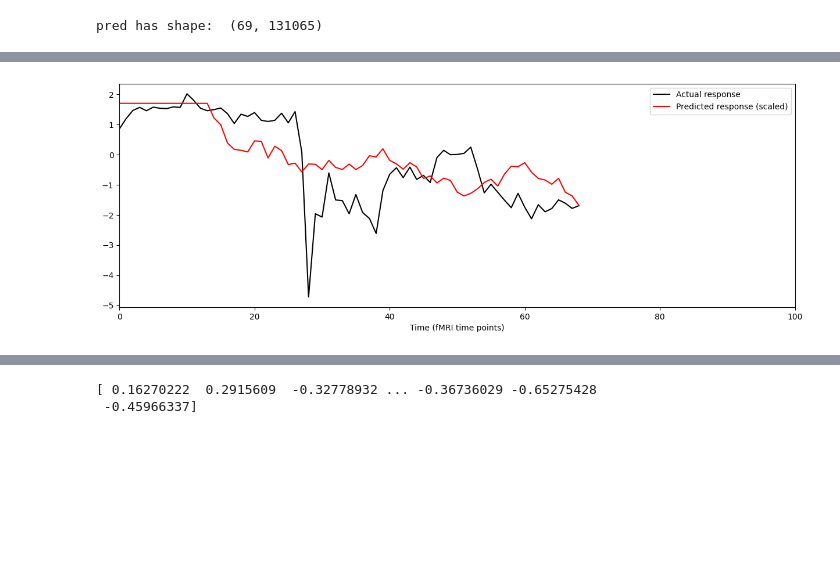
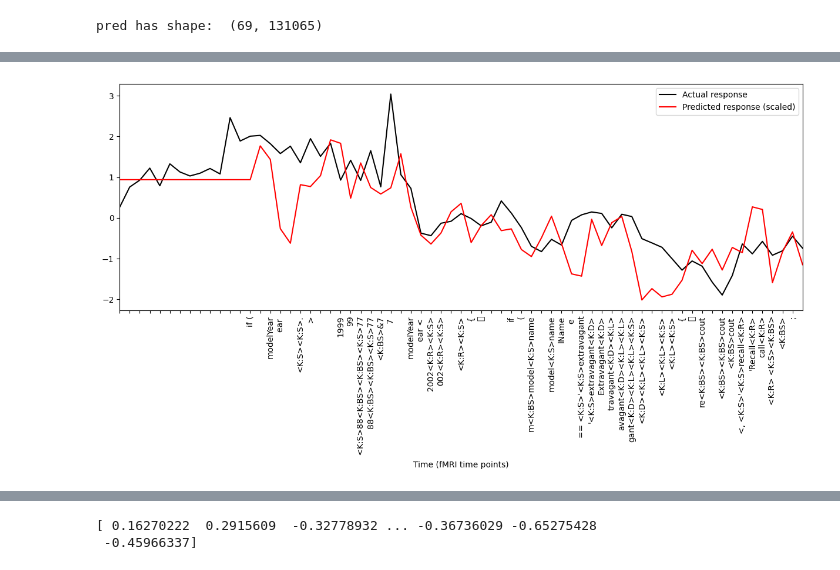
Before and after one commit to largehappygroup/fmri_model, a Jupyter notebook: analysis/fir/fir_test.ipynb, the cells around one changed output, grey strips where cells are left out. Saved outputs shown, nothing was run; the diff lists cells and outputs as text; code cells hidden in the pictures; blank space fills up the shorter version.

```diff
--- a/analysis/fir/fir_test.ipynb
+++ b/analysis/fir/fir_test.ipynb
@@ -62,18 +62,18 @@ scan_2d_schaefer_filtered = scan_2d_schaefer[np.where(vol_nums == 1)]
 # %%
 # TODO - map volume numbers to embeddings
 #      - remove volumes for which we don't have data
-with open("midprocess/133/code_formatted_keystrokes.pkl", 'rb') as f:
+with open("midprocess/133/code_new_keystrokes.pkl", 'rb') as f:
     keystrokes = pickle.load(f)
 # %%
 # load in embeddings
 # embedding_path = '/home/zachkaras/fmri/fmri_model_data/fir_embeddings/codegemma_2b/133/code_keystroke_embeddings.pkl'
 # embedding_path = '/home/zachkaras/fmri/starcoder2_7b_code_fir_embeddings.pkl'
 # embedding_path = '/home/zachkaras/fmri/starcoder2_7b_code_fir_embeddings.pkl'
-# embedding_path = '/storage1/fmri_model_data/fir_vectors/test/starcoder2_7b_code_fir_embedding_layer_0.pkl'
+embedding_path = '/storage1/fmri_model_data/fir_vectors/133/starcoder2_7b-code-fir_embedding-layer_0.pkl'
 # embedding_path = '/storage1/fmri_model_data/fir_vectors/test/starcoder2_7b_code_fir_embedding_layer_8.pkl'
 # embedding_path = '/storage1/fmri_model_data/fir_vectors/test/starcoder2_7b_code_fir_embedding_layer_16.pkl'
 # embedding_path = '/storage1/fmri_model_data/fir_vectors/test/starcoder2_7b_code_fir_embedding_layer_24.pkl'
-embedding_path = '/storage1/fmri_model_data/fir_vectors/test/starcoder2_7b_code_fir_embedding_layer_32.pkl'
+# embedding_path = '/storage1/fmri_model_data/fir_vectors/test/starcoder2_7b_code_fir_embedding_layer_32.pkl'
 # embedding_path = '/storage1/fmri_model_data/fir_vectors/test/starcoder2_7b_code_fir_embedding_layer_0_undelayed.pkl'
 # embedding_path = '/storage1/fmri_model_data/fir_vectors/test/starcoder2_7b_code_fir_embedding_layer_8_undelayed.pkl'
 # embedding_path = '/storage1/fmri_model_data/fir_vectors/test/starcoder2_7b_code_fir_embedding_layer_16_undelayed.pkl'
@@ -81,13 +81,16 @@ embedding_path = '/storage1/fmri_model_data/fir_vectors/test/starcoder2_7b_code_
 # embedding_path = '/storage1/fmri_model_data/fir_vectors/test/starcoder2_7b_code_fir_embedding_layer_32_undelayed.pkl'
 
 
+with open(embedding_path, 'rb') as f:
+    embedding = pickle.load(f)
+
 # with open(embedding_path, 'rb') as f:
-#     embedding = pickle.load(f)
+#     uembedding = pickle.load(f)
 
-with open(embedding_path, 'rb') as f:
-    uembedding = pickle.load(f)
-
-uembedding = [np.array(vec, dtype=np.float64) for vec in uembedding]
-uembedding = np.array(uembedding)
+# uembedding = [np.array(vec, dtype=np.float64) for vec in uembedding]
+# uembedding = np.array(uembedding)
 # %%
-embedding = uembedding
+# embedding = uembedding
+# print(len(keystrokes), type(keystrokes))
+filtered_keystrokes = {kv[0]:kv[1] for i,kv in enumerate(keystrokes.items()) if vol_nums[i] == 1}
+# keystrokes[np.where(vol_nums == 1)]
@@ -98,3 +105,6 @@ zPresp = scan_2d_schaefer_filtered[split_point:, :]
 
 delRstim = embedding[:split_point, :]
 delPstim = embedding[split_point:, :]
+
+Rkeys = {kv[0]:kv[1] for i,kv in enumerate(filtered_keystrokes.items()) if i <= split_point}
+Pkeys = {kv[0]:kv[1] for i,kv in enumerate(filtered_keystrokes.items()) if i > split_point}
@@ -167,25 +161,34 @@ ax.legend((realresp, predresp), ("Actual response", "Predicted response"));
 # %%
 from npp import zscore
 
 f = figure(figsize=(15,5))
 ax = f.add_subplot(1,1,1)
 
 # selvox = 65806 # a good voxel
 # selvox = 34232 # a good voxel
 # selvox = 130745 # a good voxel
 # selvox = 38035 # a good voxel
 # selvox = 51219
 # selvox = 121999
 # selvox = 516
 # selvox = 128704
-selvox = 93399
+# selvox = 93399
+# selvox = 93372
+selvox = 92208
 
 realresp = ax.plot(zPresp[:,selvox], 'k')[0]
 predresp = ax.plot(zscore(pred[:,selvox]), 'r')[0]
 
-ax.set_xlim(0, 100)
-ax.set_xlabel("Time (fMRI time points)")
+ax.set_xlim(0, len(Pkeys))
+ax.set_xlabel(f"Time (fMRI time points)")
+ax.legend()
+
+
+x_labels = list(Pkeys.values())
+
+ax.set_xticks(range(len(x_labels)))
+ax.set_xticklabels(x_labels, rotation=90)
 
 ax.legend((realresp, predresp), ("Actual response", "Predicted response (scaled)"));
 # %% [output]
-[figure, old version]
+[figure, new version]
```
Also changed, not shown: parts of 8 cells of this notebook, 53 other files.
